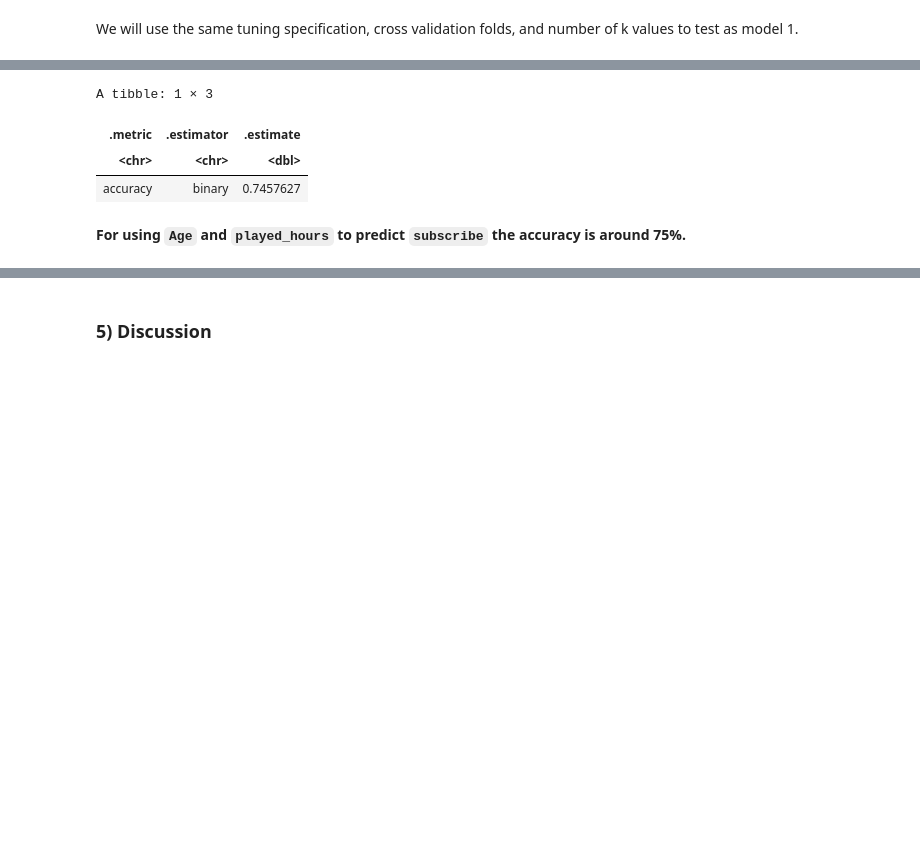
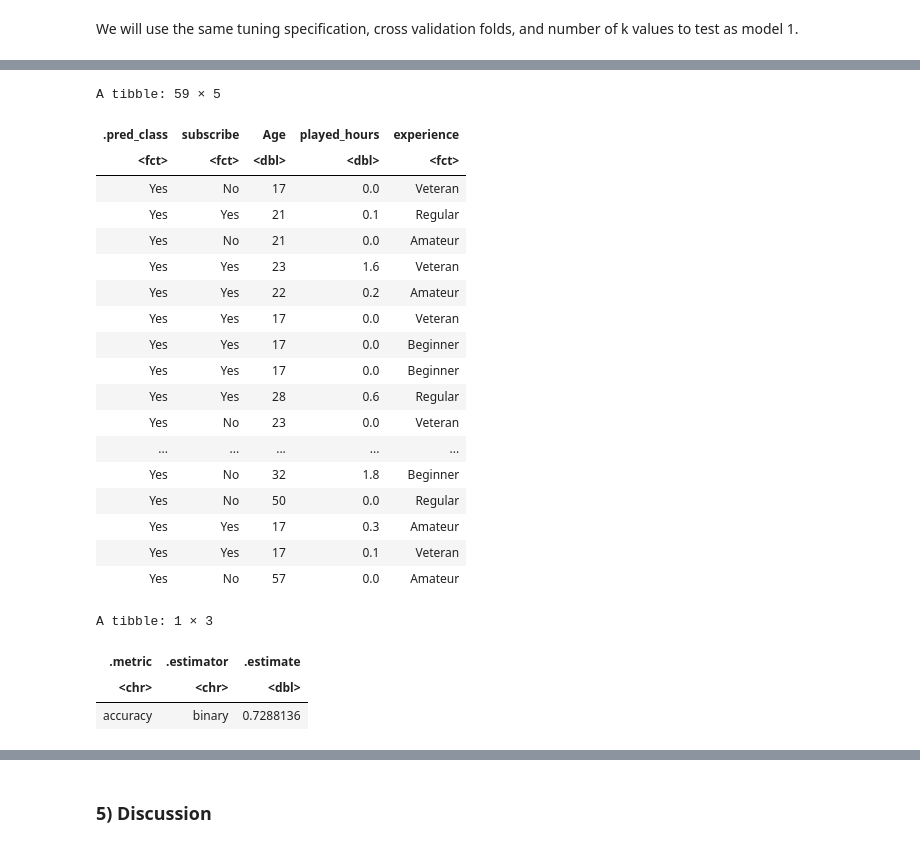
Before and after one commit to audreyw28/DSCI100-2025W1-004-42, a Jupyter notebook: final_project_report.ipynb, the cells around one changed output, grey strips where cells are left out. Saved outputs shown, nothing was run; the diff lists cells and outputs as text; code cells hidden in the pictures; blank space fills up the shorter version.

```diff
--- a/final_project_report.ipynb
+++ b/final_project_report.ipynb
@@ -398,27 +358,47 @@ accuracy_versus_k2.0
 # %%
 # model specification for final value
-knn_spec2.1 <- nearest_neighbor(weight_func = "rectangular", neighbors = best_k2) |>
+knn_spec_final <- nearest_neighbor(weight_func = "rectangular", neighbors = 17) |>
     set_engine("kknn") |>
     set_mode("classification")
 
 # fit model and collect metrics dataframe
 # use recipe from above
-knn_results2.1 <- workflow() |>
+knn_results_final <- workflow() |>
        add_recipe(players_recipe2.0) |>
-       add_model(knn_spec2.1) |>
+       add_model(knn_spec_final) |>
        fit(players_train)
 
 # find accuracy of the model by making it predict the testing set
-players_predictions2 <- predict(knn_results2.1, players_test) |>
-  bind_cols(players_test) |>
+players_predictions <- predict(knn_results_final, players_test) |>
+  bind_cols(players_test)
+players_predictions
+
+players_accuracy <- players_predictions |>
   metrics(truth = subscribe, estimate = .pred_class) |>
   filter(.metric == "accuracy")
-players_predictions2
+players_accuracy
 # %% [output]
-A tibble: 1 × 3
+A tibble: 59 × 5
-| .metric | .estimator | .estimate |
-| <chr> | <chr> | <dbl> |
-| accuracy | binary | 0.7457627 |
+| .pred_class | subscribe | Age | played_hours | experience |
+| <fct> | <fct> | <dbl> | <dbl> | <fct> |
+| Yes | No | 17 | 0.0 | Veteran |
+| Yes | Yes | 21 | 0.1 | Regular |
+| Yes | No | 21 | 0.0 | Amateur |
+| Yes | Yes | 23 | 1.6 | Veteran |
+| Yes | Yes | 22 | 0.2 | Amateur |
+| Yes | Yes | 17 | 0.0 | Veteran |
+| Yes | Yes | 17 | 0.0 | Beginner |
+| Yes | Yes | 17 | 0.0 | Beginner |
+| Yes | Yes | 28 | 0.6 | Regular |
+| Yes | No | 23 | 0.0 | Veteran |
+| ... | ... | ... | ... | ... |
+| Yes | No | 32 | 1.8 | Beginner |
+| Yes | No | 50 | 0.0 | Regular |
+| Yes | Yes | 17 | 0.3 | Amateur |
+| Yes | Yes | 17 | 0.1 | Veteran |
+| Yes | No | 57 | 0.0 | Amateur |
+A tibble: 1 × 3
+| .metric | .estimator | .estimate |
+| <chr> | <chr> | <dbl> |
+| accuracy | binary | 0.7288136 |
-# %% [markdown]
-**For using `Age` and `played_hours` to predict `subscribe` the accuracy is around 75%.**
 # %%
```
Also changed, not shown: parts of 23 cells of this notebook.
